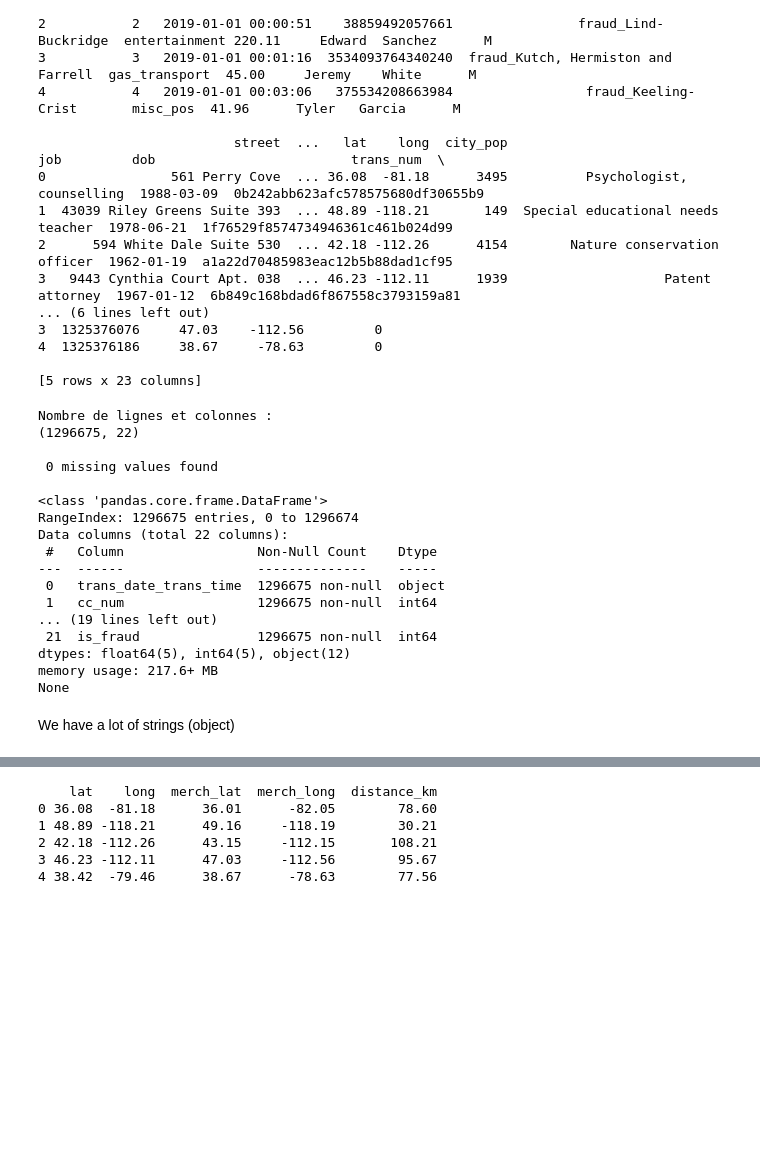
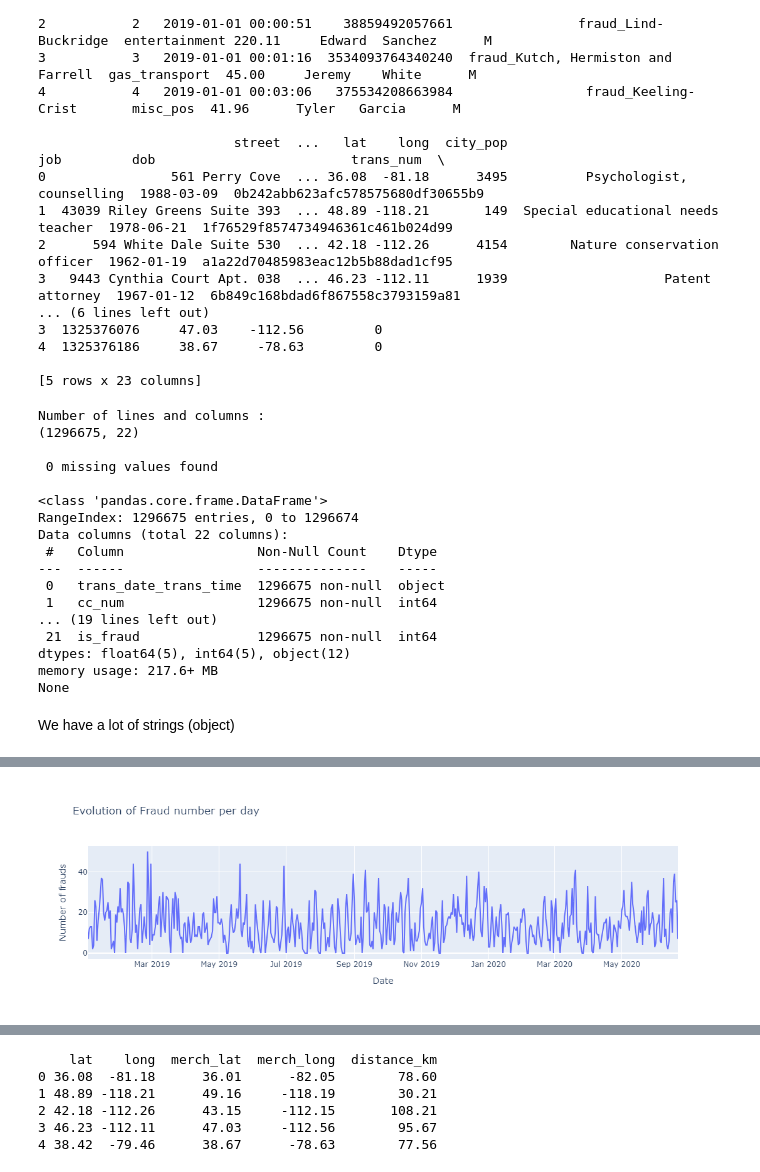
Before and after one commit to MarcGerais/DIA_ML, a Jupyter notebook: Project_Preprocess.ipynb, the cells around one changed output, grey strips where cells are left out. Saved outputs shown, nothing was run; the diff lists cells and outputs as text; code cells hidden in the pictures; blank space fills up the shorter version.

```diff
--- a/Project_Preprocess.ipynb
+++ b/Project_Preprocess.ipynb
@@ -28,14 +28,14 @@ print(df.head())
 
 [5 rows x 23 columns]
 # %%
-df = df.drop(columns=["Unnamed: 0"])
+df = df.drop(columns=["Unnamed: 0"], errors='ignore')
 
-print("Nombre de lignes et colonnes : ")
+print("Number of lines and columns : ")
 print(df.shape)
 print("\n",df.isnull().sum().sum(), "missing values found\n")
 print(df.info(),"\n")
 # %% [output]
-Nombre de lignes et colonnes :
+Number of lines and columns :
 (1296675, 22)
 
  0 missing values found
@@ -63,18 +63,14 @@ df["age"] = (pd.Timestamp("2020-01-01") - df["dob"]).dt.days // 365
 df = df.drop(columns=["dob"])
 # %%
 import plotly.express as px
-if 'trans_date_trans_time' not in df.columns:
-    print("Erreur : La colonne 'trans_date_trans_time' est absente.")
-else:
 
-    df['trans_date_trans_time'] = pd.to_datetime(df['trans_date_trans_time'])
-    daily_frauds = df[df['is_fraud'] == 1].set_index('trans_date_trans_time').resample('D').size()
+df['trans_date_trans_time'] = pd.to_datetime(df['trans_date_trans_time'])
+daily_frauds = df[df['is_fraud'] == 1].set_index('trans_date_trans_time').resample('D').size()
 
-
-    fig = px.line(
-        x=daily_frauds.index,
-        y=daily_frauds.values,
-        title="Évolution du nombre de fraudes par jour",
-        labels={'x': 'Date', 'y': 'Nombre de fraudes'})
-    fig.show()
+fig = px.line(
+    x=daily_frauds.index,
+    y=daily_frauds.values,
+    title="Evolution of Fraud number per day ",
+    labels={'x': 'Date', 'y': 'Number of frauds'})
+fig.show()
 # %% [output]
@@ -82,3 +77,4 @@ else:
+[figure, added]
 # %%
 import plotly.express as px
 
```
Also changed, not shown: parts of 8 cells of this notebook, 1 other file.
